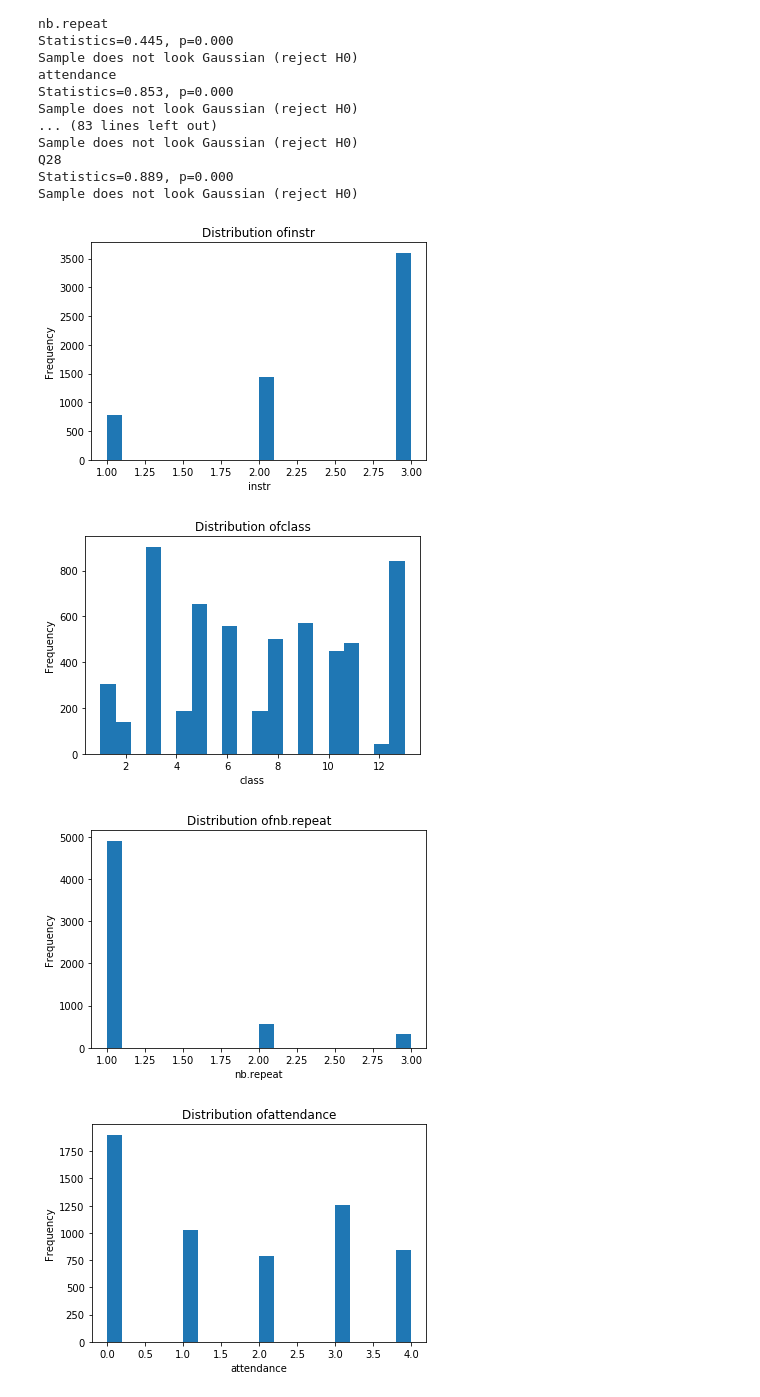
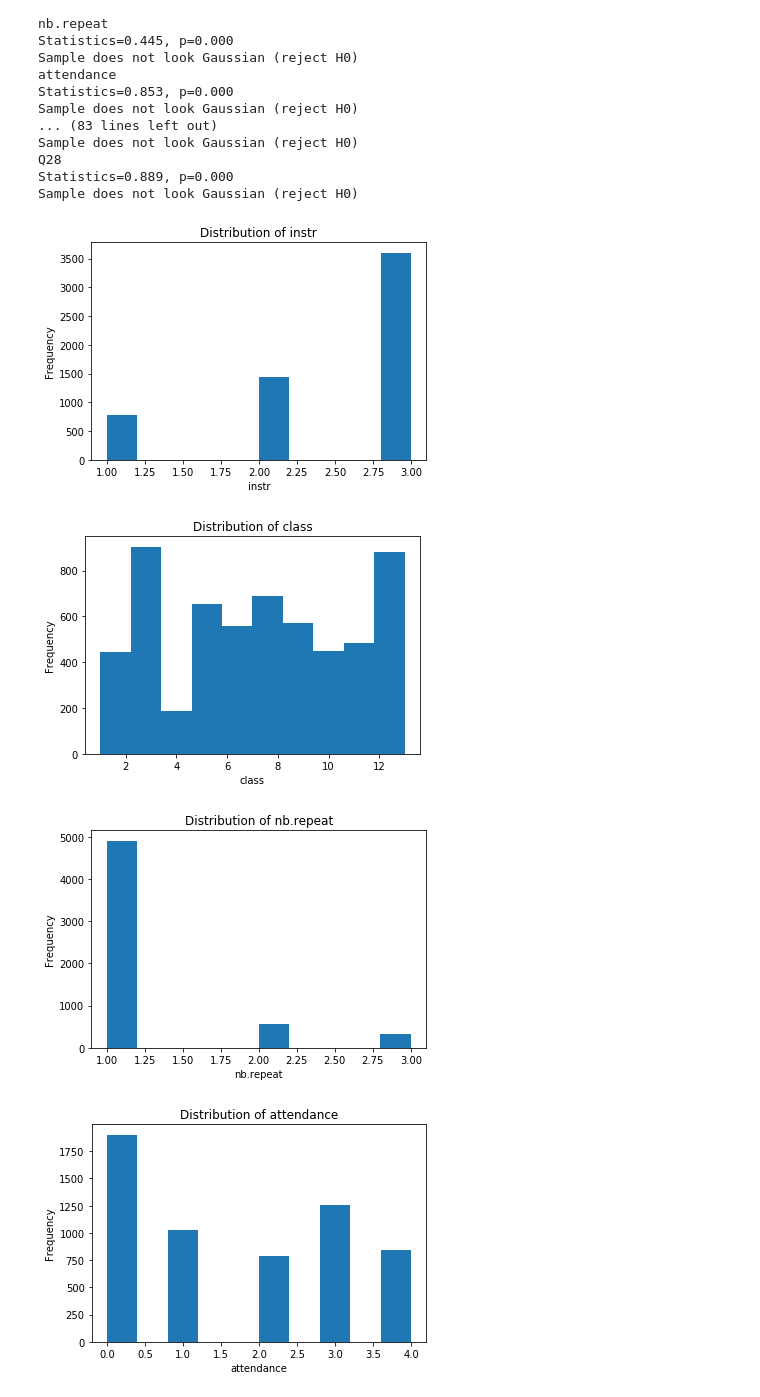
Before and after one commit to Ng-ethe/LearningAnalytics-EducationalDataMining, a Jupyter notebook: turkiye.ipynb, the cells around one changed output. Saved outputs shown, nothing was run; the diff lists cells and outputs as text; code cells hidden in the pictures.

```diff
--- a/turkiye.ipynb
+++ b/turkiye.ipynb
@@ -125,13 +125,13 @@ Statistics=0.889, p=0.000
 Sample does not look Gaussian (reject H0)
 # %%
 for value in range(33):
-    plt.hist(turkiye_df[names[value]], bins=20)
-    plt.title('Distribution of'+ names[value])
+    plt.hist(turkiye_df[names[value]])
+    plt.title('Distribution of '+ names[value])
     plt.xlabel(names[value])
     plt.ylabel("Frequency")
     plt.show()
 # %% [output]
-[figure, old version]
+[figure, new version]
-[figure, old version]
+[figure, new version]
-[figure, old version]
+[figure, new version]
-[figure, old version]
+[figure, new version]
```
Also changed, not shown: parts of 1 cell of this notebook, 2 other files.
